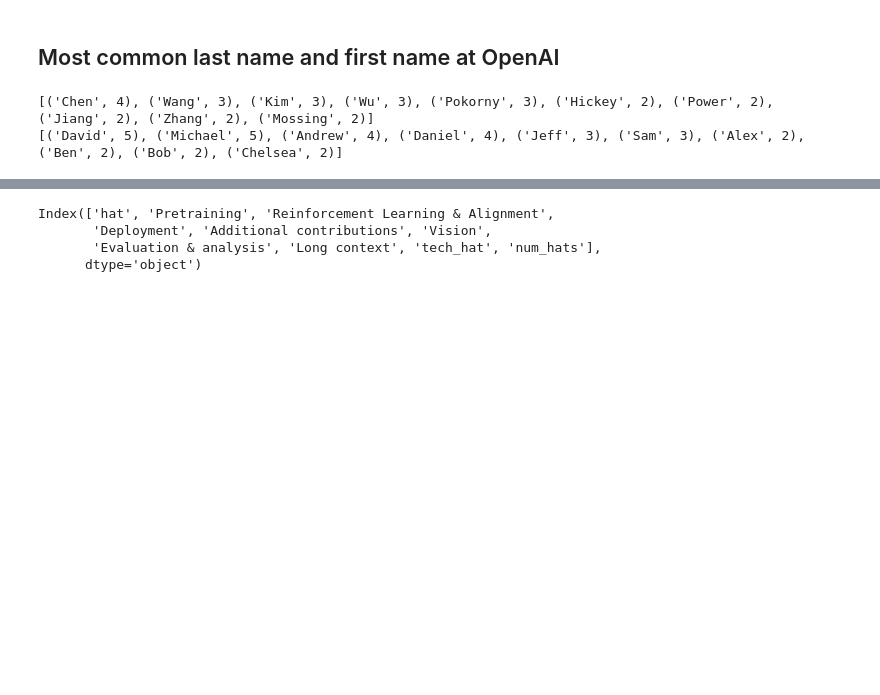
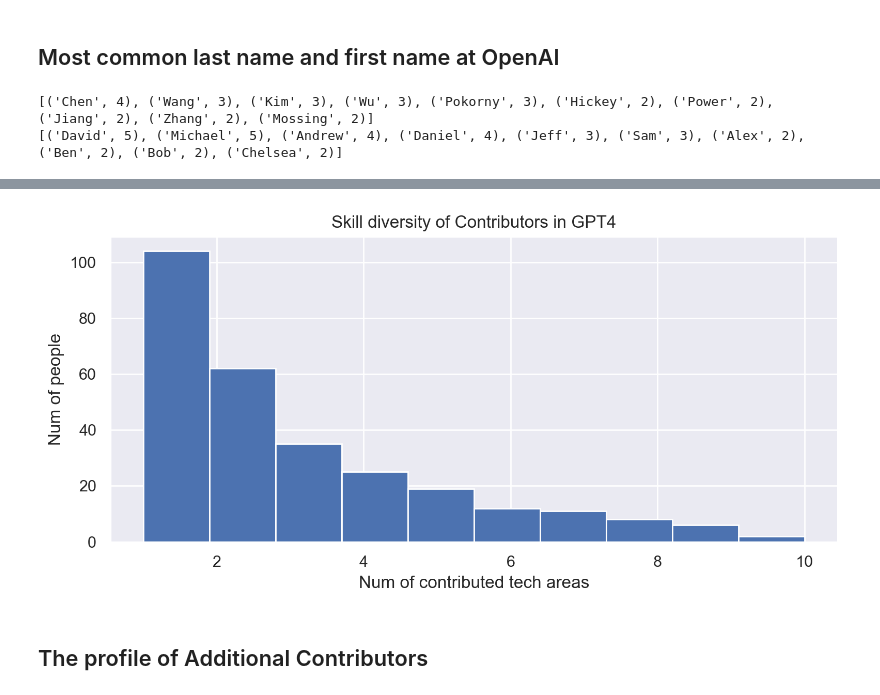
Before and after one commit to patrick-llgc/Learning-Deep-Learning, a Jupyter notebook: openai_orgchart/openai_orgchart.ipynb, the cells around one changed output, grey strips where cells are left out. Drawn from its saved outputs; the diff is of its cells as text; code cells hidden in the pictures; blank space fills up the shorter version.

```diff
--- a/openai_orgchart/openai_orgchart.ipynb
+++ b/openai_orgchart/openai_orgchart.ipynb
@@ -203,7 +255,0 @@ df_top_player
-# %%
-df_top_player.columns
-# %% [output]
-Index(['hat', 'Pretraining', 'Reinforcement Learning & Alignment',
-       'Deployment', 'Additional contributions', 'Vision',
-       'Evaluation & analysis', 'Long context', 'tech_hat', 'num_hats'],
-      dtype='object')
@@ -217,0 +256,10 @@ plt.rcParams["figure.dpi"] = 200
+# %%
+df['num_hats'].hist()
+plt.title('Skill diversity of Contributors in GPT4')
+plt.xlabel('Num of contributed tech areas')
+plt.ylabel('Num of people')
+plt.savefig('skill_diversity_of_all_contributors.png')
+# %% [output]
+[figure, added]
+# %% [markdown]
+## The profile of Additional Contributors
```
Also changed, not shown: parts of 33 cells of this notebook, 14 other files.
